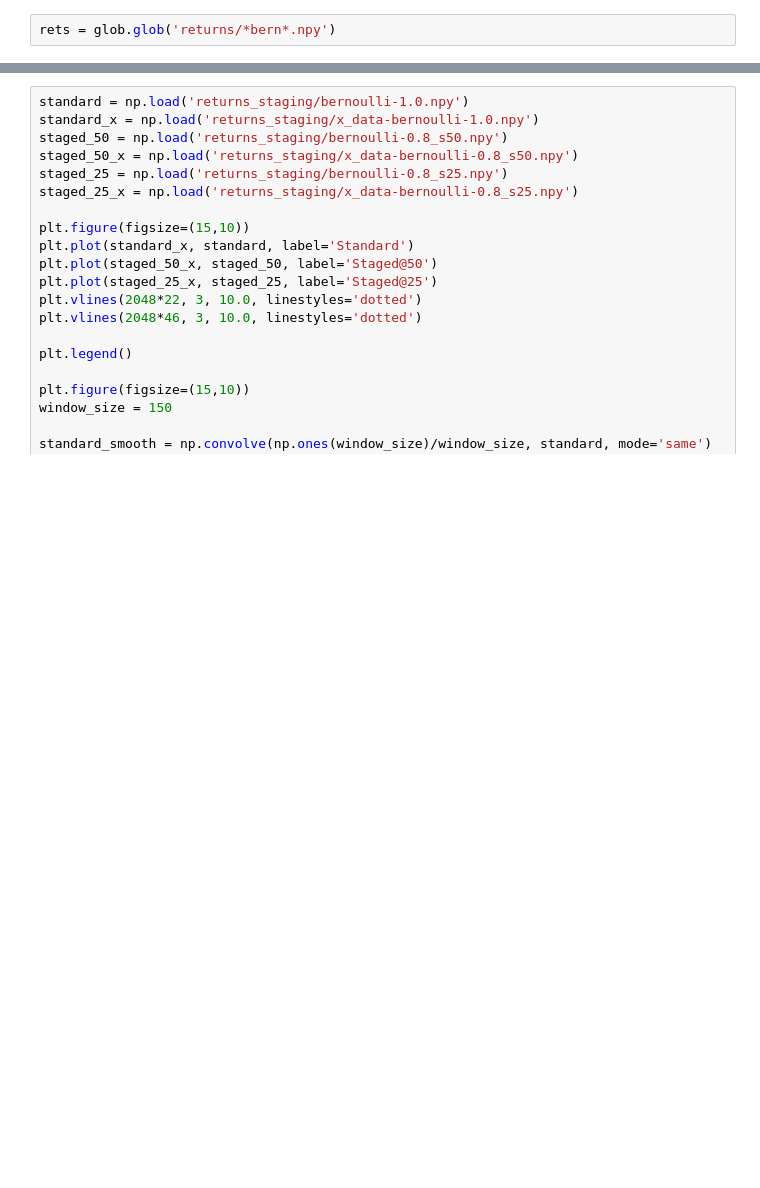
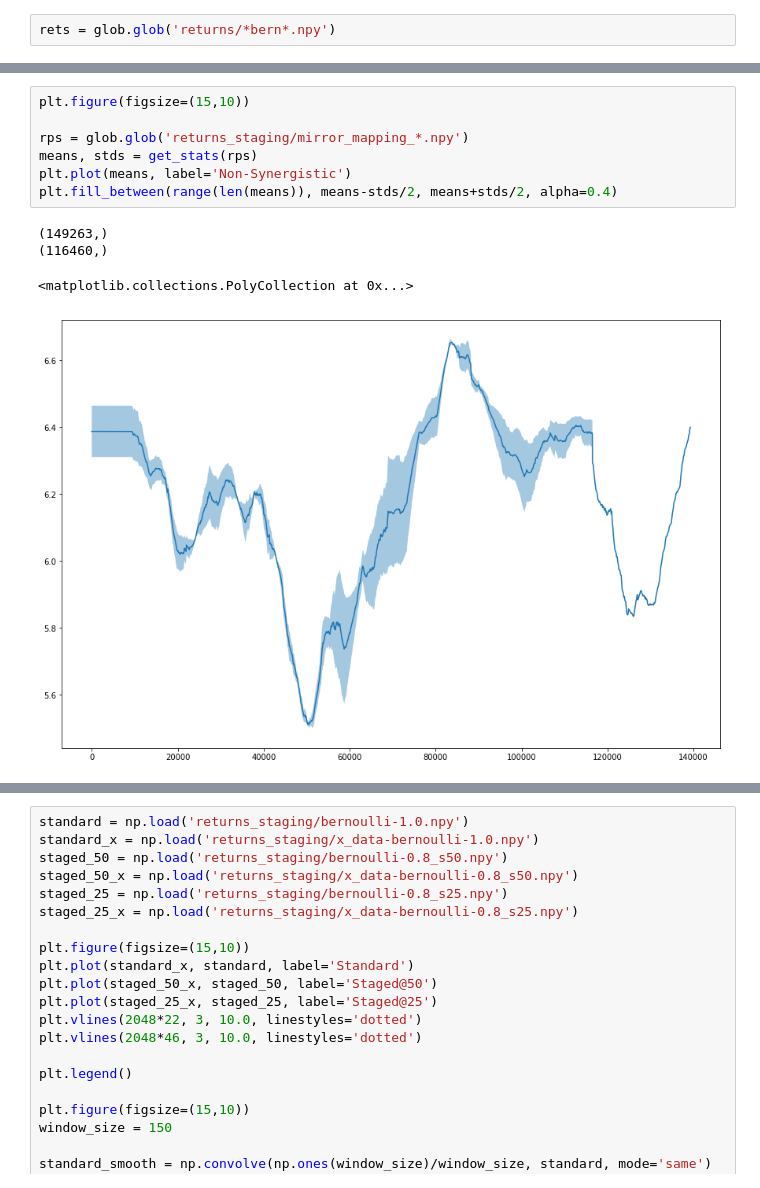
Before and after one commit to clvcooke/pytorch-a2c-ppo-acktr, a Jupyter notebook: Run-Analysis.ipynb, the cells around one changed output, grey strips where cells are left out. Cells and saved outputs as stored; diff of their text form; blank space fills up the shorter version.

```diff
--- a/Run-Analysis.ipynb
+++ b/Run-Analysis.ipynb
@@ -76,3 +61,15 @@ True
+# %%
+plt.figure(figsize=(15,10))
+
+rps = glob.glob('returns_staging/mirror_mapping_*.npy')
+means, stds = get_stats(rps)
+plt.plot(means, label='Non-Synergistic')
+plt.fill_between(range(len(means)), means-stds/2, means+stds/2, alpha=0.4)
+# %% [output]
+(149263,)
+(116460,)
+<matplotlib.collections.PolyCollection at 0x...>
+[figure, added]
 # %%
 plt.figure(figsize=(15,10))
 
```
Also changed, not shown: parts of 10 cells of this notebook, 7 other files.
